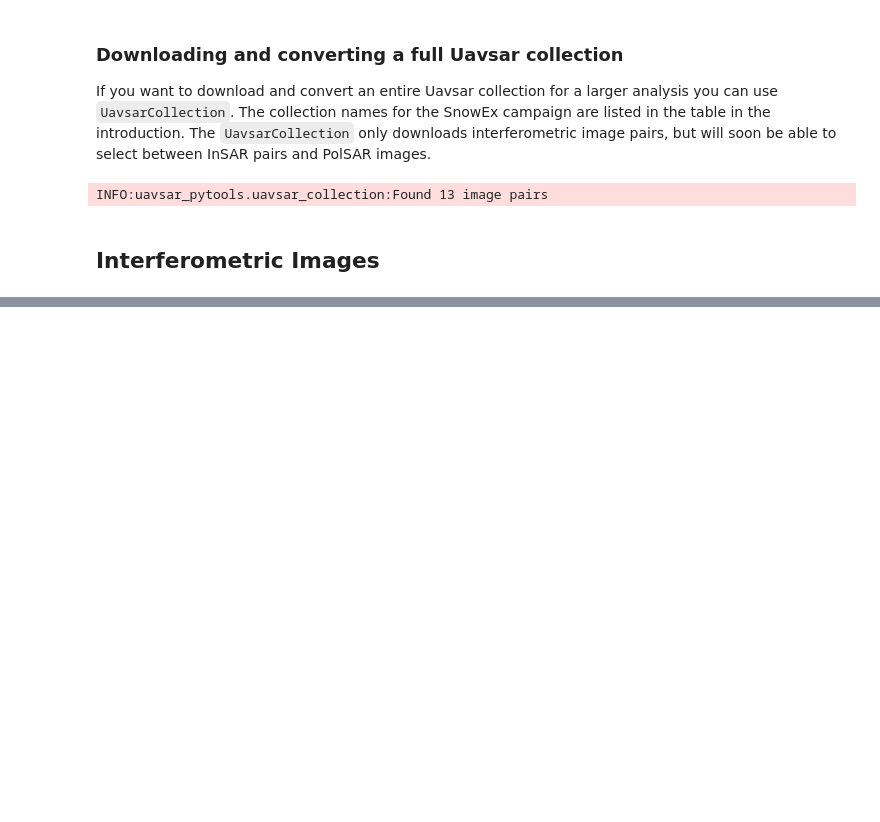
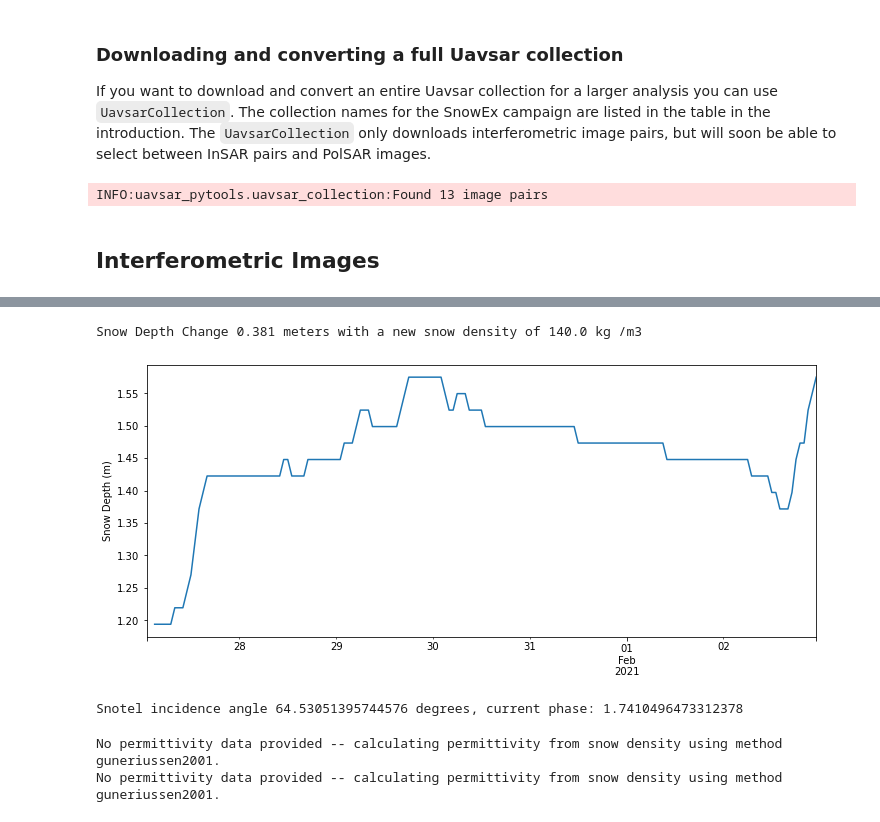
Before and after one commit to snowex-hackweek/website-2022, a Jupyter notebook: book/tutorials/uavsar/uavsar_tutorial.ipynb, the cells around one changed output, grey strips where cells are left out. Cells and saved outputs as stored; diff of their text form; code cells hidden in the pictures; blank space fills up the shorter version.

```diff
--- a/book/tutorials/uavsar/uavsar_tutorial.ipynb
+++ b/book/tutorials/uavsar/uavsar_tutorial.ipynb
@@ -202,0 +249,35 @@ cd /tmp/tutorial-data
+# %%
+df = pd.read_csv(join(data_dir, 'banner_snotel_2021.csv'), parse_dates= ['datetime'], index_col = 0)
+
+f, ax = plt.subplots(figsize = (12,5))
+
+wx_between = df[(df.index > pd.to_datetime('2021-01-27')) & (df.index < pd.to_datetime('2021-02-03'))]
+wx_between.rolling(3).median().sd.plot()
+ax.set_ylabel('Snow Depth (m)')
+ax.xaxis.get_label().set_visible(False)
+sd_diff = wx_between.iloc[-1, 2] - wx_between.iloc[0, 2]
+swe_diff = wx_between.iloc[-1, 0] - wx_between.iloc[0, 0]
+new_density = np.abs(swe_diff/sd_diff*1000)
+print(f'Snow Depth Change {round(sd_diff, 3)} meters with a new snow density of {round(new_density, 0)} kg /m3')
+# %% [output]
+Snow Depth Change 0.381 meters with a new snow density of 140.0 kg /m3
+[figure, added]
+# %%
+inc = rxa.open_rasterio(join(data_dir, '2021-02-03_2021-02-10.inc.tiff'))
+phase = rxa.open_rasterio(join(data_dir, '2021-02-03_2021-02-10.unw.tiff'))
+geometry = [{'type': 'Point', 'coordinates': [snotel_coords[1],snotel_coords[0]] }]
+snotel_inc = float(inc.rio.clip(geometry, inc.rio.crs).mean().data)
+snotel_phase = float(phase.rio.clip(geometry, phase.rio.crs).mean().data)
+print(f'Snotel incidence angle {np.rad2deg(snotel_inc)} degrees, current phase: {snotel_phase}')
+# %% [output]
+Snotel incidence angle 64.53051395744576 degrees, current phase: 1.7410496473312378
+# %%
+sd_corr_phase = phase_from_depth(delta_sd = sd_diff, inc_angle = snotel_inc, density = new_density)
+phase_correction = sd_corr_phase - snotel_phase
+phase = phase + phase_correction
+swe = rxa.open_rasterio(join(data_dir, '2021-02-03_2021-02-10.unw.tiff'))
+swe.data = depth_from_phase(phase.data[0], inc_angle = inc.data[0], density = new_density).reshape(phase.shape)
+swe.rio.to_raster(join(data_dir, 'sd.tiff'))
+# %% [output]
+No permittivity data provided -- calculating permittivity from snow density using method guneriussen2001.
+No permittivity data provided -- calculating permittivity from snow density using method guneriussen2001.
```
Also changed, not shown: parts of 9 cells of this notebook, 1 other file.
